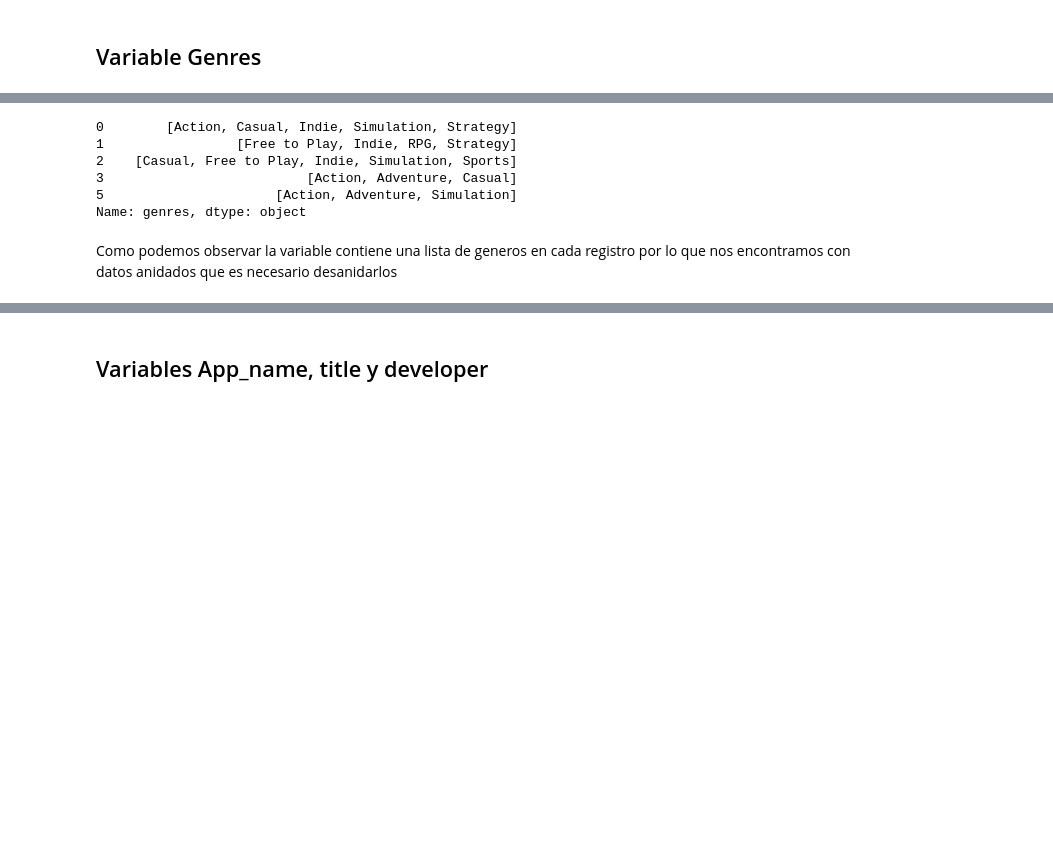
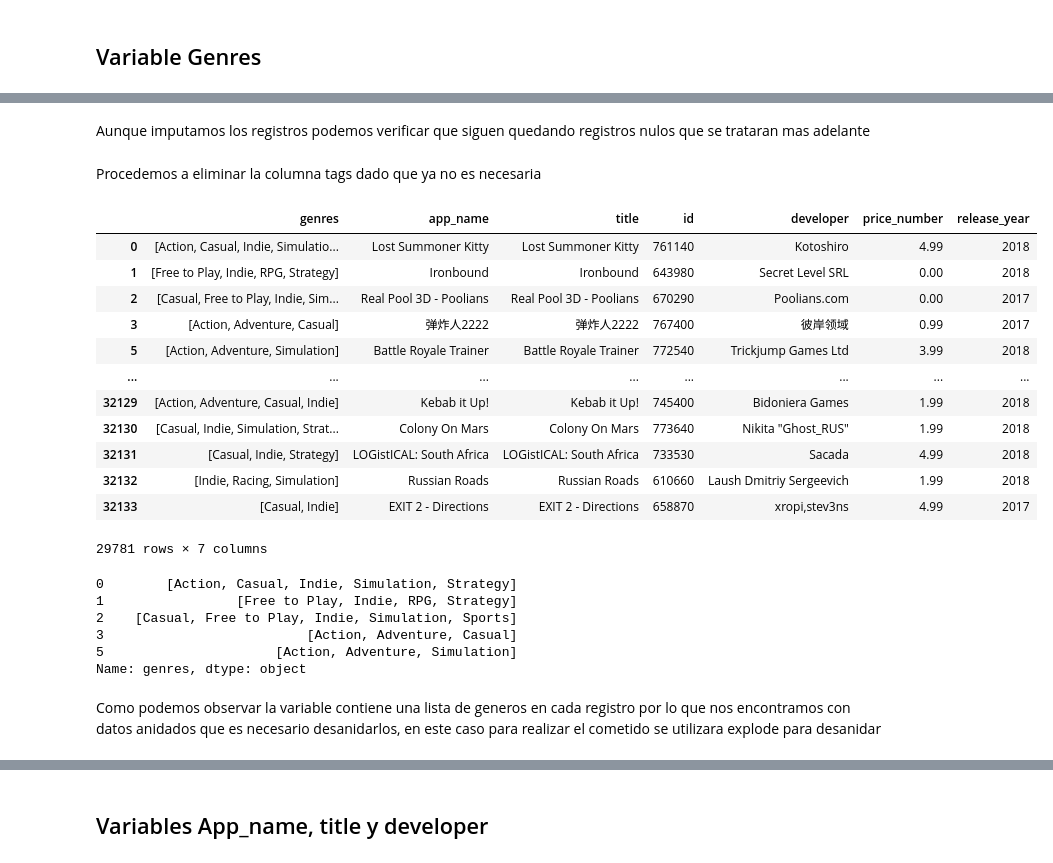
Before and after one commit to ASGuzman/PI_MLOps_Steam, a Jupyter notebook: 01_ETL_Output.ipynb, the cells around one changed output, grey strips where cells are left out. Saved outputs shown, nothing was run; the diff lists cells and outputs as text; code cells hidden in the pictures; blank space fills up the shorter version.

```diff
--- a/01_ETL_Output.ipynb
+++ b/01_ETL_Output.ipynb
@@ -262,0 +292,2 @@ df_output["release_year"].isnull().sum()
+# %%
+df_output["genres"] = df_output["genres"].fillna(df_output["tags"])
@@ -263,3 +298,24 @@ df_output["release_year"].isnull().sum()
+# %% [markdown]
+Aunque imputamos los registros podemos verificar que siguen quedando registros nulos que se trataran mas adelante
+# %% [markdown]
+Procedemos a eliminar la columna tags dado que ya no es necesaria
+# %%
+df_output = df_output.drop("tags", axis=1)
+df_output
+# %% [output]
+|  | genres | app_name | title | id | developer | price_number | release_year |
+| 0 | [Action, Casual, Indie, Simulatio... | Lost Summoner Kitty | Lost Summoner Kitty | 761140 | Kotoshiro | 4.99 | 2018 |
+| 1 | [Free to Play, Indie, RPG, Strategy] | Ironbound | Ironbound | 643980 | Secret Level SRL | 0.00 | 2018 |
+| 2 | [Casual, Free to Play, Indie, Sim... | Real Pool 3D - Poolians | Real Pool 3D - Poolians | 670290 | Poolians.com | 0.00 | 2017 |
+| 3 | [Action, Adventure, Casual] | 弹炸人2222 | 弹炸人2222 | 767400 | 彼岸领域 | 0.99 | 2017 |
+| 5 | [Action, Adventure, Simulation] | Battle Royale Trainer | Battle Royale Trainer | 772540 | Trickjump Games Ltd | 3.99 | 2018 |
+| ... | ... | ... | ... | ... | ... | ... | ... |
+| 32129 | [Action, Adventure, Casual, Indie] | Kebab it Up! | Kebab it Up! | 745400 | Bidoniera Games | 1.99 | 2018 |
+| 32130 | [Casual, Indie, Simulation, Strat... | Colony On Mars | Colony On Mars | 773640 | Nikita "Ghost_RUS" | 1.99 | 2018 |
+| 32131 | [Casual, Indie, Strategy] | LOGistICAL: South Africa | LOGistICAL: South Africa | 733530 | Sacada | 4.99 | 2018 |
+| 32132 | [Indie, Racing, Simulation] | Russian Roads | Russian Roads | 610660 | Laush Dmitriy Sergeevich | 1.99 | 2018 |
+| 32133 | [Casual, Indie] | EXIT 2 - Directions | EXIT 2 - Directions | 658870 | xropi,stev3ns | 4.99 | 2017 |
+29781 rows × 7 columns
 # %%
 df_output["genres"].head()
 # %% [output]
@@ -270,4 +326,4 @@ df_output["genres"].head()
 5                      [Action, Adventure, Simulation]
 Name: genres, dtype: object
 # %% [markdown]
-Como podemos observar la variable contiene una lista de generos en cada registro por lo que nos encontramos con datos anidados que es necesario desanidarlos
+Como podemos observar la variable contiene una lista de generos en cada registro por lo que nos encontramos con datos anidados que es necesario desanidarlos, en este caso para realizar el cometido se utilizara explode para desanidar
```
Also changed, not shown: parts of 35 cells of this notebook.
